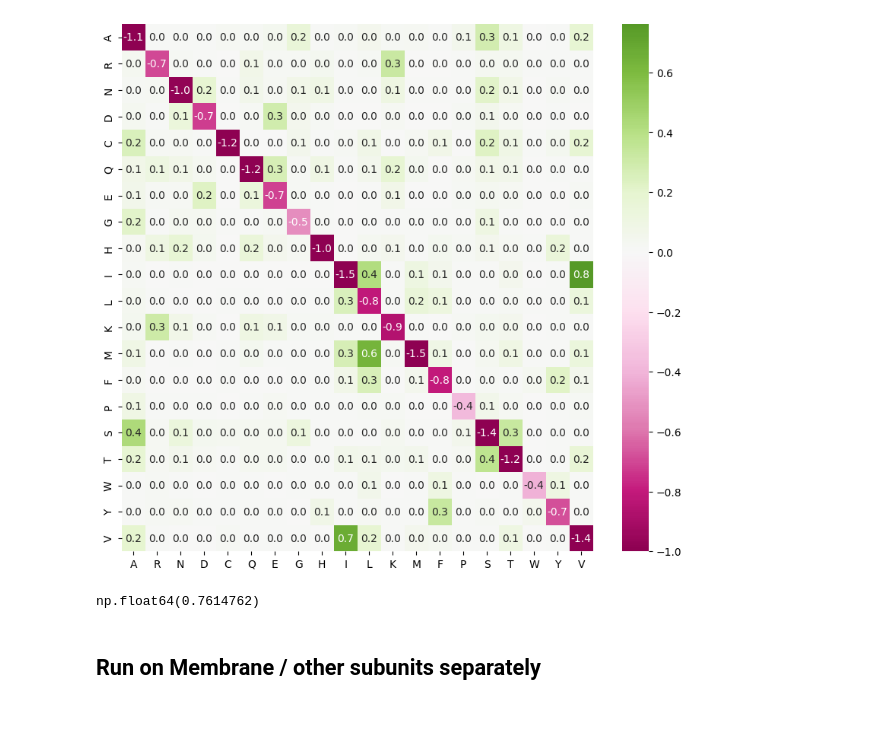
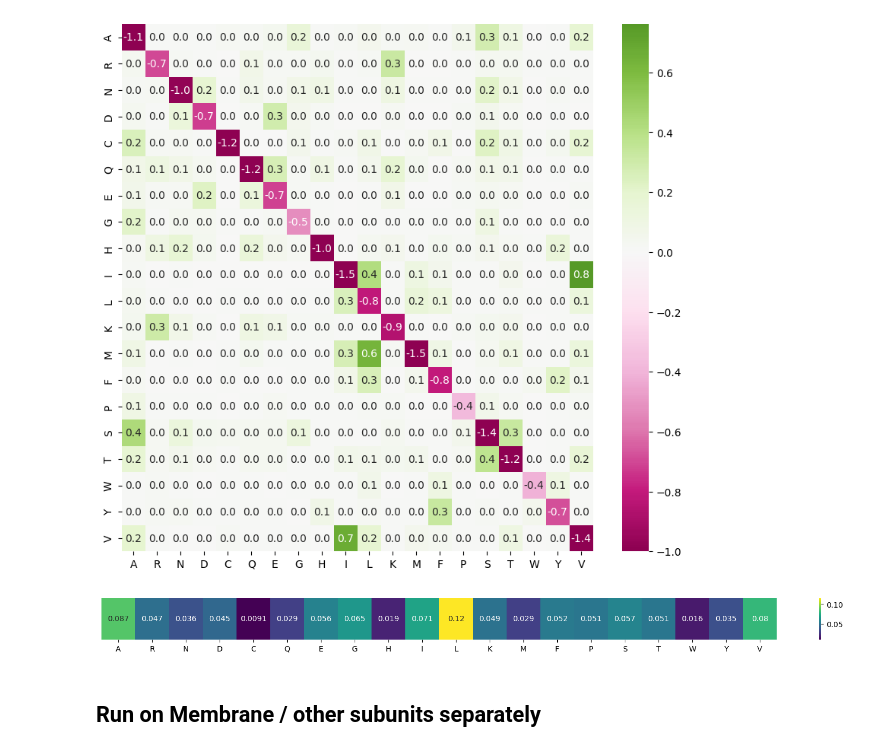
Before and after one commit to genicos/cherryproj, a Jupyter notebook: run_cherryml.ipynb, the cells around one changed output. Cells and saved outputs as stored; diff of their text form; code cells hidden in the pictures; blank space fills up the shorter version.

Commit message:
stationary distribution stuff

```diff
--- a/run_cherryml.ipynb
+++ b/run_cherryml.ipynb
@@ -37,10 +37,42 @@ fig.savefig("../figures/overall_rate_matrix.png", dpi=300)
 plt.show()
 # %% [output]
 [figure]
-# %%
-df.values.max()
-# %% [output]
-np.float64(0.7614762)
+# %%
+# Find the stationary distribution
+import pandas as pd
+import seaborn as sns
+import numpy as np
+import matplotlib.pyplot as plt
+import os
+
+os.chdir("/Users/jack/classes/ccb293/final_project/cherryproj/CherryML")
+proj_dir = "../data"
+df = pd.read_csv(f"{proj_dir}/learned_rate_matrix_complexI.txt", sep="\t", index_col=0)
+
+
+def get_stationary_distribution(Q):
+    """Calculates the stationary distribution of a Markov chain given its generator matrix Q."""
+
+    # Construct the system of equations
+    A = np.vstack((Q.T, np.ones(Q.shape[0])))
+    b = np.zeros(Q.shape[0] + 1)
+    b[-1] = 1
+
+    # Solve for the stationary distribution
+    pi = np.linalg.lstsq(A, b, rcond=None)[0]
+    return pi
+# %%
+pi = get_stationary_distribution(df.values)
+# plt.pcolormesh(pd.Series(pi)*2)
+# sns.heatmap(pi, cmap='viridis', annot=True, cbar=True, square=False, xticklabels=True, yticklabels=False)
+pi = pi.reshape(1, -1)
+labels = df.columns
+fig, ax=plt.subplots(figsize=(20, 1))
+sns.heatmap(pi, cmap='viridis', annot=True, cbar=True, xticklabels=labels, yticklabels=False, ax=ax)
+fig.savefig("../figures/overall_stationary_distribution.png", dpi=300)
+plt.show()
+# %% [output]
+[figure, added]
 # %% [markdown]
 ## Run on Membrane / other subunits separately
 # %%
```
Also changed, not shown: parts of 3 cells of this notebook.
